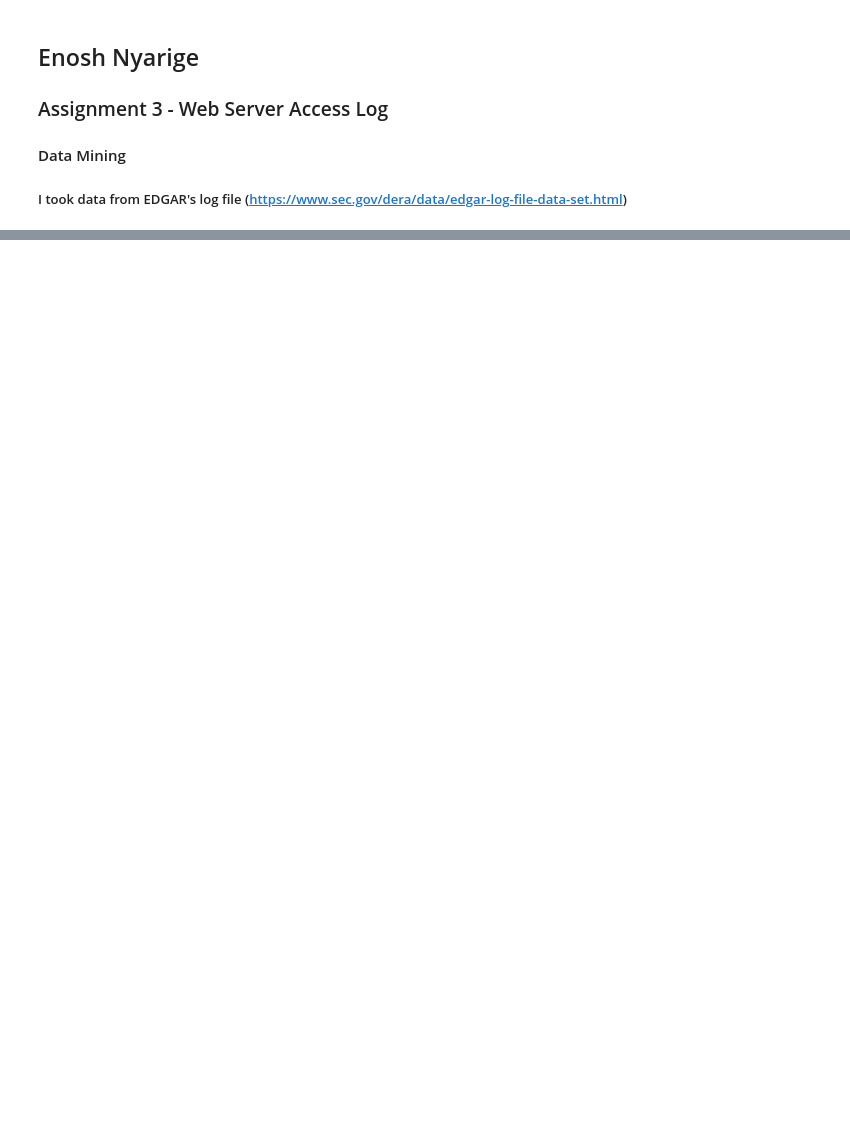
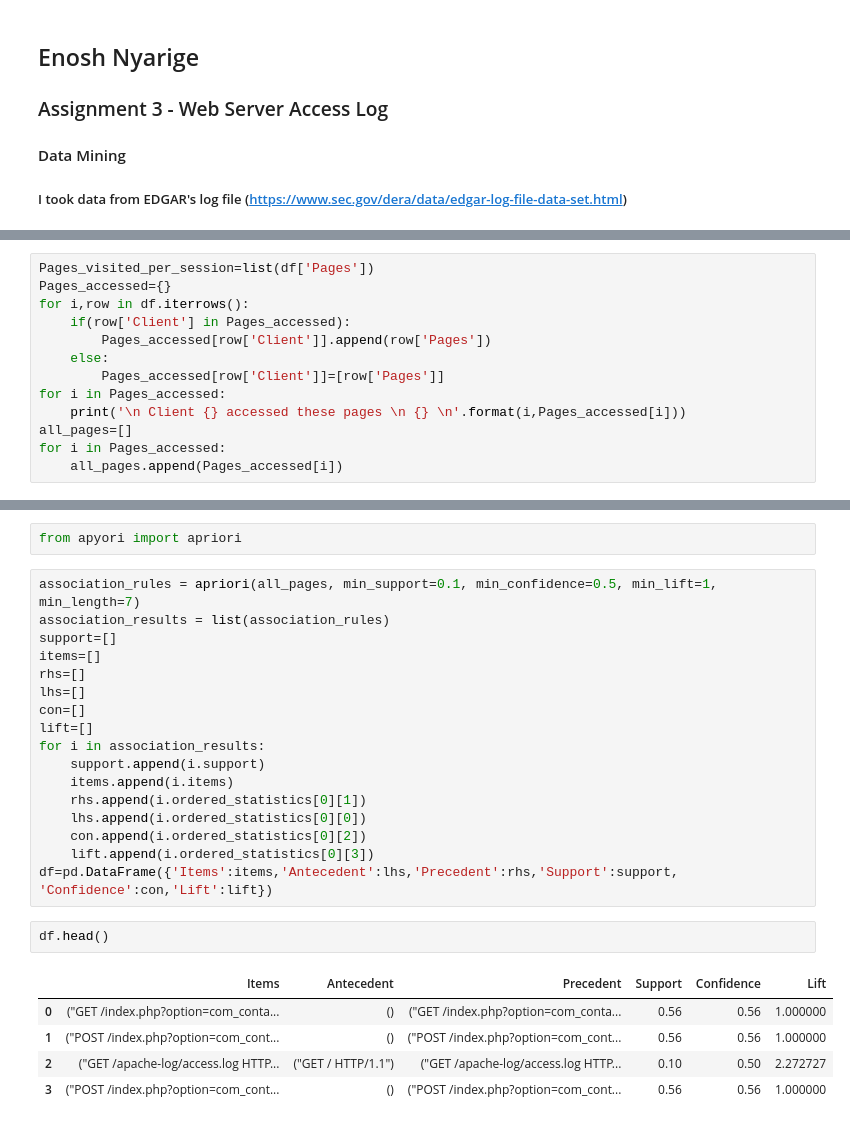
Before and after one commit to EnoshNyarige/assignment3-web-server-, a Jupyter notebook: web-server access log .ipynb, the cells around one changed output, grey strips where cells are left out. Saved outputs shown, nothing was run; the diff lists cells and outputs as text; blank space fills up the shorter version.

```diff
--- a/web-server access log .ipynb
+++ b/web-server access log .ipynb
@@ -43,0 +207,13 @@ txt = pd.re
+# %%
+Pages_visited_per_session=list(df['Pages'])
+Pages_accessed={}
+for i,row in df.iterrows():
+    if(row['Client'] in Pages_accessed):
+        Pages_accessed[row['Client']].append(row['Pages'])
+    else:
+        Pages_accessed[row['Client']]=[row['Pages']]
+for i in Pages_accessed:
+    print('\n Client {} accessed these pages \n {} \n'.format(i,Pages_accessed[i]))
+all_pages=[]
+for i in Pages_accessed:
+    all_pages.append(Pages_accessed[i])
@@ -43,0 +238,27 @@ txt = pd.re
+# %%
+from apyori import apriori
+# %%
+association_rules = apriori(all_pages, min_support=0.1, min_confidence=0.5, min_lift=1, min_length=7)
+association_results = list(association_rules)
+support=[]
+items=[]
+rhs=[]
+lhs=[]
+con=[]
+lift=[]
+for i in association_results:
+    support.append(i.support)
+    items.append(i.items)
+    rhs.append(i.ordered_statistics[0][1])
+    lhs.append(i.ordered_statistics[0][0])
+    con.append(i.ordered_statistics[0][2])
+    lift.append(i.ordered_statistics[0][3])
+df=pd.DataFrame({'Items':items,'Antecedent':lhs,'Precedent':rhs,'Support':support,                  'Confidence':con,'Lift':lift})
+# %%
+df.head()
+# %% [output]
+|  | Items | Antecedent | Precedent | Support | Confidence | Lift |
+| 0 | ("GET /index.php?option=com_conta... | () | ("GET /index.php?option=com_conta... | 0.56 | 0.56 | 1.000000 |
+| 1 | ("POST /index.php?option=com_cont... | () | ("POST /index.php?option=com_cont... | 0.56 | 0.56 | 1.000000 |
+| 2 | ("GET /apache-log/access.log HTTP... | ("GET / HTTP/1.1") | ("GET /apache-log/access.log HTTP... | 0.10 | 0.50 | 2.272727 |
+| 3 | ("POST /index.php?option=com_cont... | () | ("POST /index.php?option=com_cont... | 0.56 | 0.56 | 1.000000 |
```
Also changed, not shown: parts of 36 cells of this notebook.
